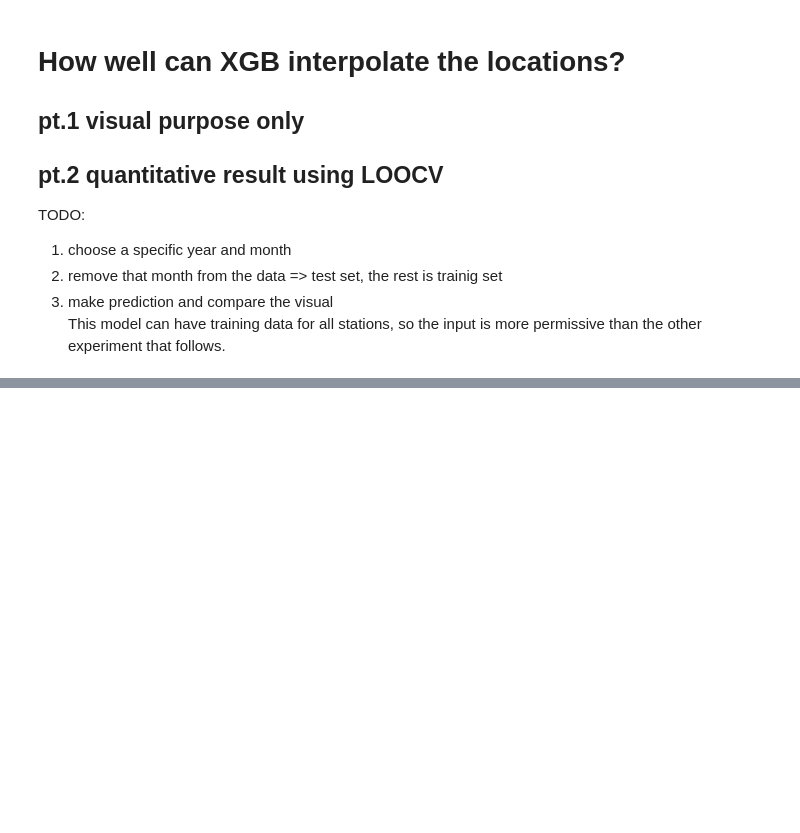
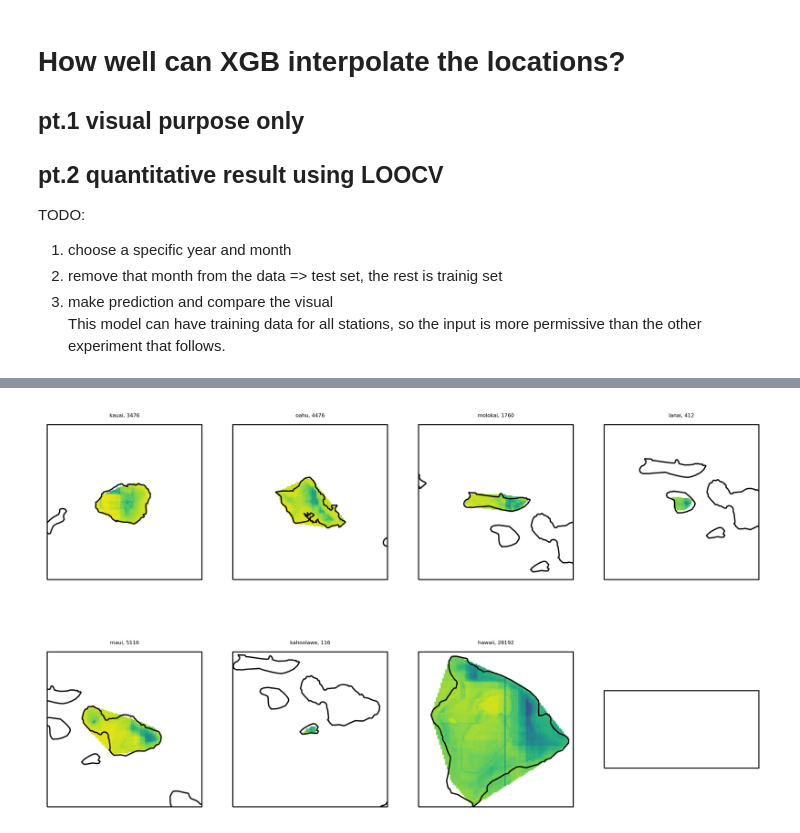
Before and after one commit to yusukemh/StatisticalDownscaling, a Jupyter notebook: codes/SiteSpecific.ipynb, the cells around one changed output, grey strips where cells are left out. Saved outputs shown, nothing was run; the diff lists cells and outputs as text; code cells hidden in the pictures; blank space fills up the shorter version.

Commit message:
prediction map complete

```diff
--- a/codes/SiteSpecific.ipynb
+++ b/codes/SiteSpecific.ipynb
@@ -423,19 +423,16 @@ TODO:
 This model can have training data for all stations, so the input is more permissive than the other experiment that follows.
 # %%
 df_locations = pd.read_csv(f"{BASE_DIR}/SKNlocations.csv")
+df_mock = pd.read_csv(f"{BASE_DIR}/mockdata.csv")
 # %%
 test_year, test_month = 1948, 1
 
 # prepare training data. remove specific (year, month)
 df_train_temp = df_combined[(df_combined['year'] == test_year) | (df_combined['month'] == test_month)]
-# df_test_temp = df_combined[(df_combined['year'] == test_year) & (df_combined['month'] == test_month)]
 
 # make sure to drop elevation
-Xtrain = np.array(df_train_temp[columns].drop(["data_in", "elevation"], axis=1))
+Xtrain = np.array(df_train_temp[columns].drop(["data_in"], axis=1))
 Ytrain = np.array(df_train_temp.drop("elevation", axis=1)["data_in"])
-
-# Xtest = np.array(df_test_temp[columns].drop("data_in", axis=1))
-# Ytest = np.array(df_test_temp["data_in"])
 
 # train the xgb model
 xgboost = XGBRegressor(
@@ -464,0 +447,5 @@ print()
+# %%
+Y = np.array(df_mock[[i for i in columns if i != 'data_in']])
+# %%
+yhat = xgboost.predict(Y)
+df_mock['prediction_single_xgb'] = yhat
@@ -465,2 +492,43 @@ print()
+# %%
+scaler = MinMaxScaler(feature_range=(0,1))
+
+equal_scale = True # whether equalize the map across islands, or use optimal zoom for each island
+fig, axs = plt.subplots(
+    2, 4, figsize=(10, 6), dpi=520,
+    subplot_kw={
+        'projection': ccrs.PlateCarree(),
+#         'xlim': (xmin, xmax),
+#         'ylim': (ymin, ymax)
+    },
+    gridspec_kw={
+       # "hspace": 0.1
+    }
+)
+
+for i, (ax, island_range) in enumerate(zip(axs.flatten(), island_ranges)):
+    island_range = island_ranges[i]
+    df = df_mock[df_mock['island'] == island_range['name']]
+
+    ax.set_title(f"{island_range['name']}, {len(df)}", fontsize=4)
+    if equal_scale:
+        center = (
+            (island_range['lon'][1] + island_range['lon'][0]) / 2,
+            (island_range['lat'][1] + island_range['lat'][0]) / 2
+        )
+        lim = 0.7
+        ax.set_xlim((center[0] - lim, center[0] + lim))
+        ax.set_ylim((center[1] - lim, center[1] + lim))
+    else:
+        ax.set_xlim(*island_range['lon'])
+        ax.set_ylim(*island_range['lat'])
+    ax.scatter(
+        df["lon"], df["lat"], s=3,
+        facecolor='b', edgecolor='none', alpha=1,
+        c=scaler.fit_transform(df["prediction_single_xgb"].to_numpy().reshape(-1,1)) * -1,
+        marker='s'
+    )
+    ax.coastlines(resolution='10m')
+# %% [output]
+[figure, added]
 # %%
 # use (Sin, cos) for month
```
Also changed, not shown: parts of 2 cells of this notebook.
